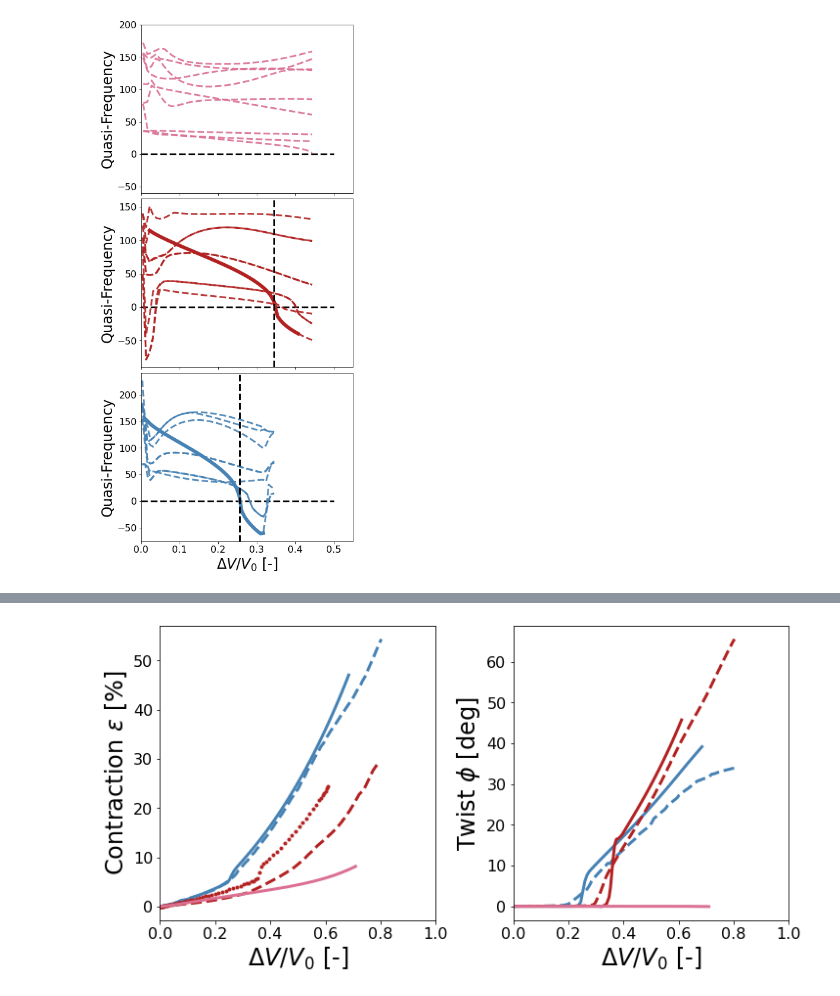
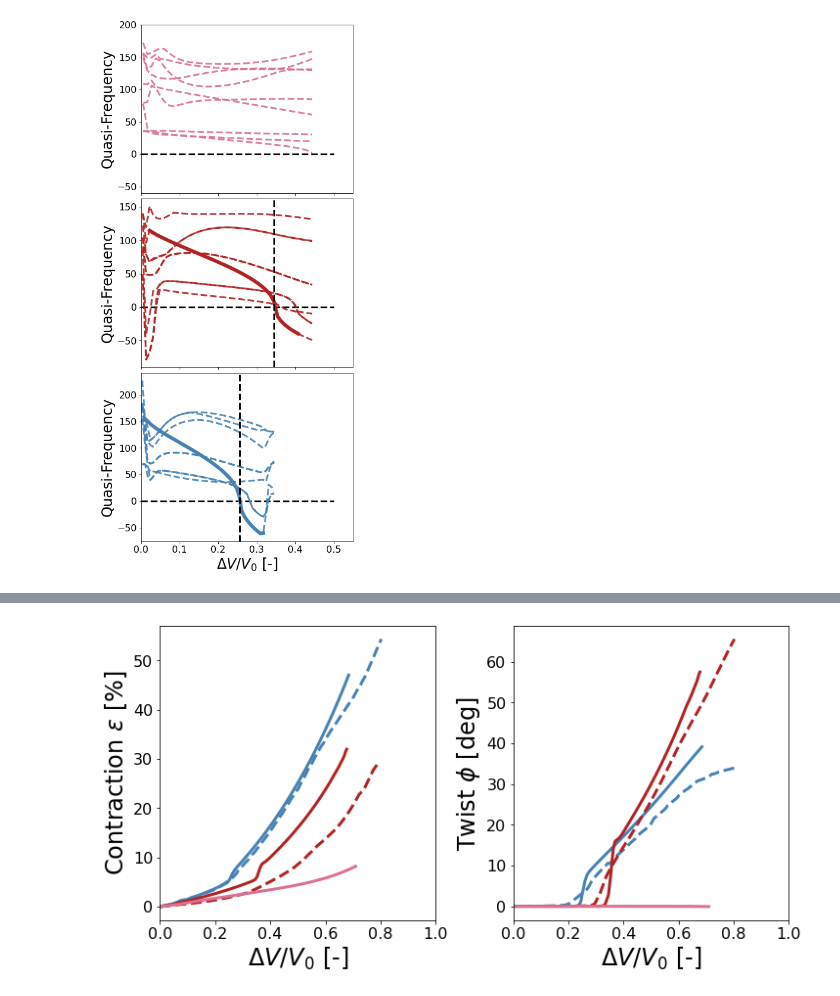
Before and after one commit to bertoldi-collab/buckling-cylinders, a Jupyter notebook: figure_making_paper.ipynb, the cells around one changed output, grey strips where cells are left out. Cells and saved outputs as stored; diff of their text form; code cells hidden in the pictures.

```diff
--- a/figure_making_paper.ipynb
+++ b/figure_making_paper.ipynb
@@ -184,7 +258,7 @@ print(f'{n} folds: p_cr/E = {p_cr:.3e}, p_cr = {p_cr*1e3*E:.3} kPa')
 3 folds: p_cr/E = 3.493e-04, p_cr = 0.384 kPa
 4 folds: p_cr/E = 5.262e-04, p_cr = 0.579 kPa
 # %%
-fig, ax = plt.subplots(2,1, figsize = (8,12), constrained_layout = True)
+fig, ax = plt.subplots(2,1, figsize = (6.5,10), constrained_layout = True)
 
 edge_width_all = 0.7
 # ax.imshow(res_all)
@@ -853,8 +751,8 @@ ax[1].plot(vol_norm, twist_mean, '--', linewidth = linewidth_all, color = color_
 
 ##########################################################
 '''3 folds sim'''
-end_idx = -34 #-7
-idx_cur = 201
+end_idx = -1
+idx_cur = 204
 folds_num = 3
 contraction_path = f'data_out/sim-long-{folds_num}folds-{idx_cur}_contraction_twist.txt'
 pv_path = f'data_out/sim-long-{folds_num}folds-{idx_cur}_pcav_cvol.txt'
@@ -882,31 +780,31 @@ pv_path = f'data_out/sim-long-{folds_num}folds-{idx_cur}_pcav_cvol.txt'
 
 t_all, contraction_all, twist_all = np.loadtxt(contraction_path, unpack = True)
 vol_all, pressure_mpa = np.loadtxt(pv_path, unpack = True)
 twist_deg = twist_all * 180/np.pi
 vol_norm = -(vol_all - vol_all[0])/vol_all[0]
 pressure_kpa = pressure_mpa * 1e3
 contraction_strain = 1 - contraction_all
 
 ax[0].plot(vol_norm[:end_idx], contraction_strain[:end_idx]*100, linewidth = linewidth_all, label = '2 folds FEM', color = color_2folds)
 ax[1].plot(vol_norm[:end_idx], twist_deg[:end_idx], linewidth = linewidth_all, color = color_2folds)
 
 
 #######################################
 
 
 
 ax[0].set_ylabel(r'Contraction $\varepsilon$ [%]', fontsize = fontsize_axes)
 # ax[1].yaxis.tick_right()
 # ax[1].yaxis.set_label_position("right")
 ax[1].set_ylabel('Twist $\phi$ [deg]', fontsize = fontsize_axes)
 
 # ax[0].legend(loc = 'best', fontsize = fontsize_legend)
 
 for axis in np.ndarray.flatten(ax):
     axis.tick_params(labelsize = fontsize_ticks)
     axis.set_xlabel('$\Delta V/V_0$ [-]', fontsize = fontsize_axes)
     axis.set_xlim(0,1)
 
 fig.savefig(f'{folder_out}/twist_cont_4_3.png', dpi = 300)
 # %% [output]
-[figure, old version]
+[figure, new version]
```
Also changed, not shown: parts of 13 cells of this notebook.
